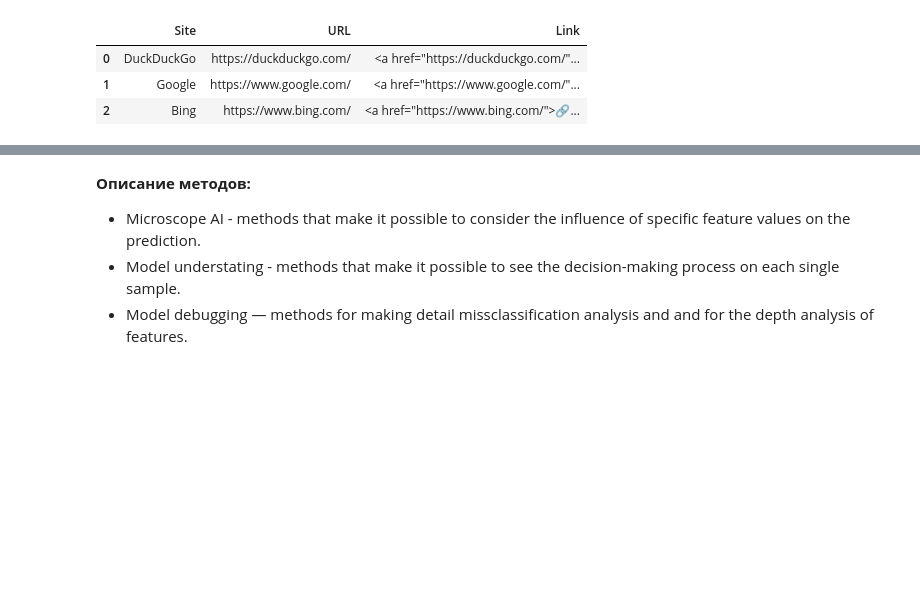
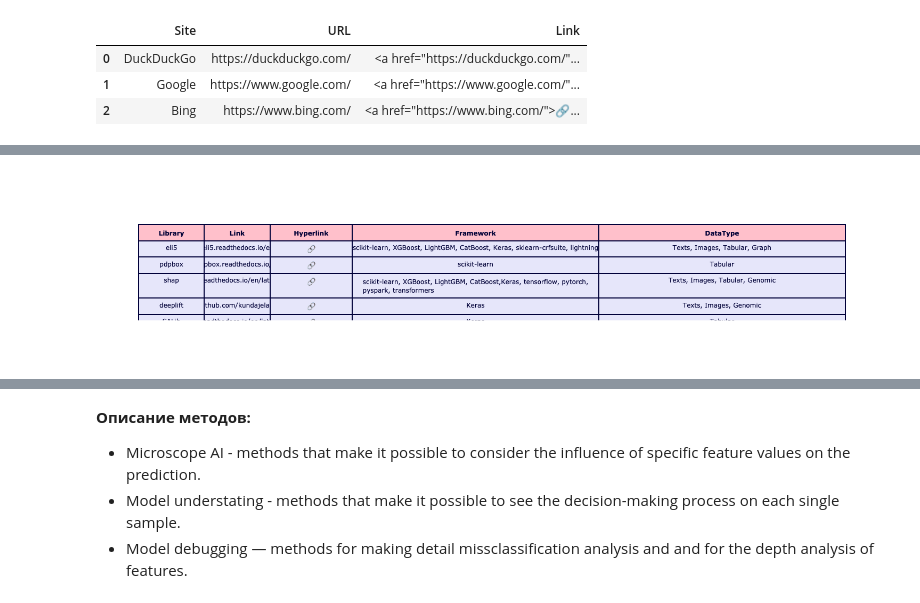
Before and after one commit to SadSabrina/streamlit_XAI_table, a Jupyter notebook: XAI_data.ipynb, the cells around one changed output, grey strips where cells are left out. Saved outputs shown, nothing was run; the diff lists cells and outputs as text; code cells hidden in the pictures; blank space fills up the shorter version.

```diff
--- a/XAI_data.ipynb
+++ b/XAI_data.ipynb
@@ -38,0 +64,11 @@ test_3 = '<a href="https://shap.readthedocs.io/en/latest/index.html">shap</a>, \
+# %%
+#merged the general table
+merged_table = pd.read_csv('./data/XAI_links_t_Joined.csv')
+
+#general_table.columns = ['Library', 'Link', 'Hyperlink', 'Frameworks']
+
+merged_table['Hyperlink'] = [create_link(i) for i in merged_table['Link']]
+
+merged_table.columns = ['Library', 'Link', 'Hyperlink', 'Framework', 'DataType']
+
+merged_table.head()
@@ -38,0 +139,17 @@ test_3 = '<a href="https://shap.readthedocs.io/en/latest/index.html">shap</a>, \
+# %%
+fig = go.Figure(
+    data=[
+        go.Table(
+            columnwidth = [0.8, 0.8, 1, 3],
+            header=dict(
+                values=[f"<b>{i}</b>" for i in merged_table.columns.to_list()],
+                fill_color='pink'
+                ),
+            cells=dict(
+                values=merged_table.transpose(), fill_color='lavender'),
+            )
+        ]
+    )
+fig.show()
+# %% [output]
+[figure, added]
```
Also changed, not shown: parts of 29 cells of this notebook, 9 other files.
